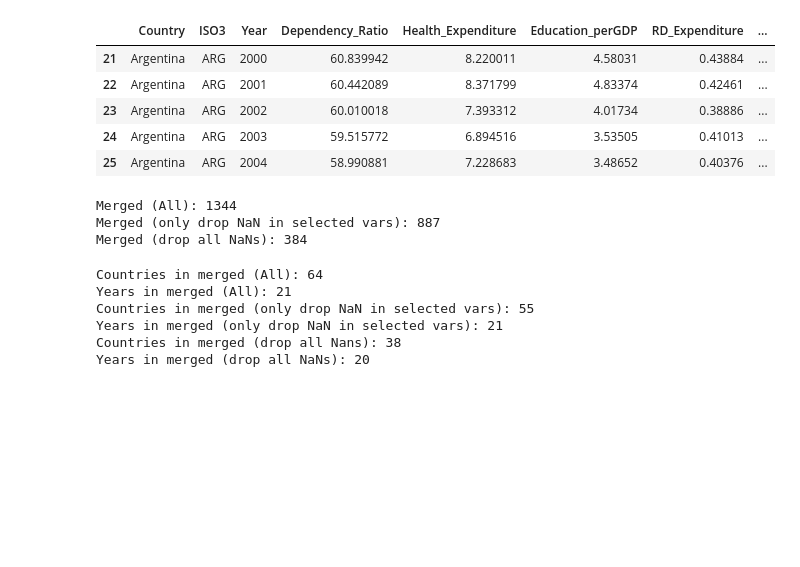
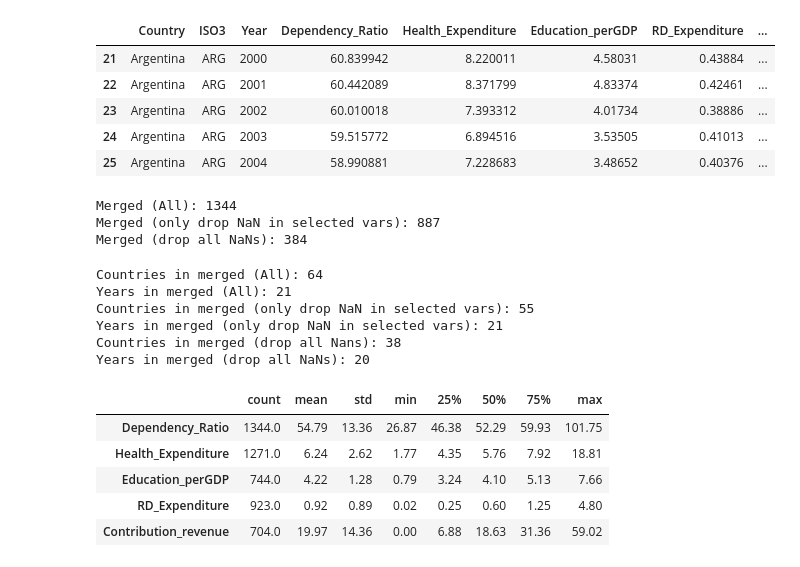
Before and after one commit to Graspp-25-Spring/graspp-25S-fiscalpolicy, a Jupyter notebook: notebooks/1.1-gil-merged_data.ipynb, the cells around one changed output. Cells and saved outputs as stored; diff of their text form; code cells hidden in the pictures; blank space fills up the shorter version.

```diff
--- a/notebooks/1.1-gil-merged_data.ipynb
+++ b/notebooks/1.1-gil-merged_data.ipynb
@@ -96,3 +94,13 @@ Countries in merged (only drop NaN in selected vars): 55
 Years in merged (only drop NaN in selected vars): 21
 Countries in merged (drop all Nans): 38
 Years in merged (drop all NaNs): 20
+# %%
+selected_cols = ["Dependency_Ratio", "Health_Expenditure", "Education_perGDP", "RD_Expenditure",  "Contribution_revenue"]
+merged[selected_cols].describe().T.round(2)
+# %% [output]
+|  | count | mean | std | min | 25% | 50% | 75% | max |
+| Dependency_Ratio | 1344.0 | 54.79 | 13.36 | 26.87 | 46.38 | 52.29 | 59.93 | 101.75 |
+| Health_Expenditure | 1271.0 | 6.24 | 2.62 | 1.77 | 4.35 | 5.76 | 7.92 | 18.81 |
+| Education_perGDP | 744.0 | 4.22 | 1.28 | 0.79 | 3.24 | 4.10 | 5.13 | 7.66 |
+| RD_Expenditure | 923.0 | 0.92 | 0.89 | 0.02 | 0.25 | 0.60 | 1.25 | 4.80 |
+| Contribution_revenue | 704.0 | 19.97 | 14.36 | 0.00 | 6.88 | 18.63 | 31.36 | 59.02 |
```
Also changed, not shown: parts of 3 cells of this notebook, 57 other files.
